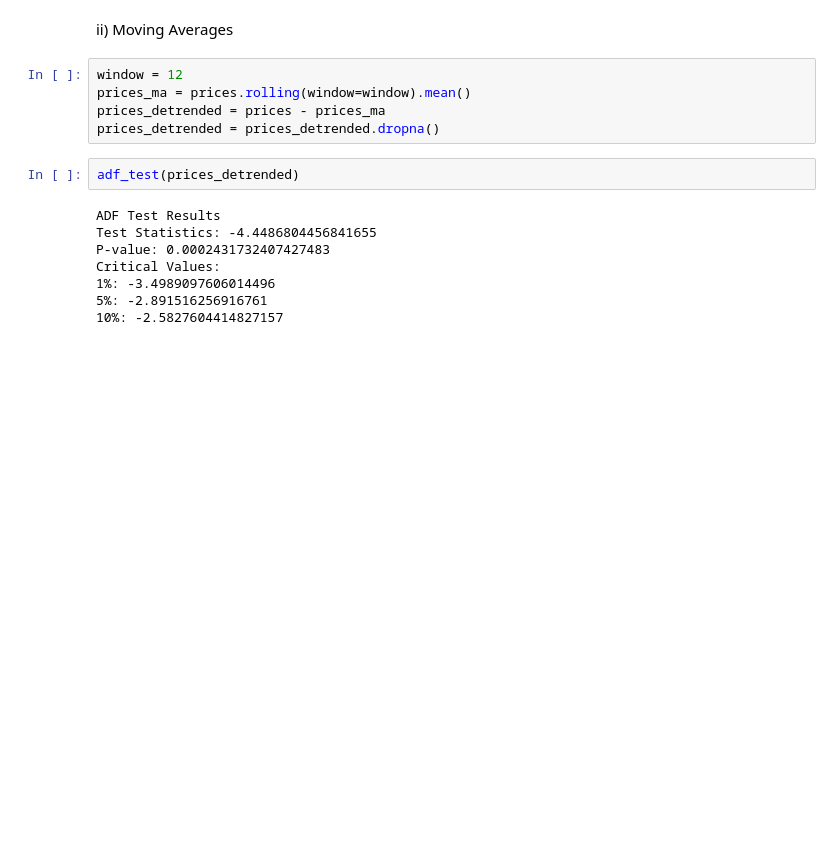
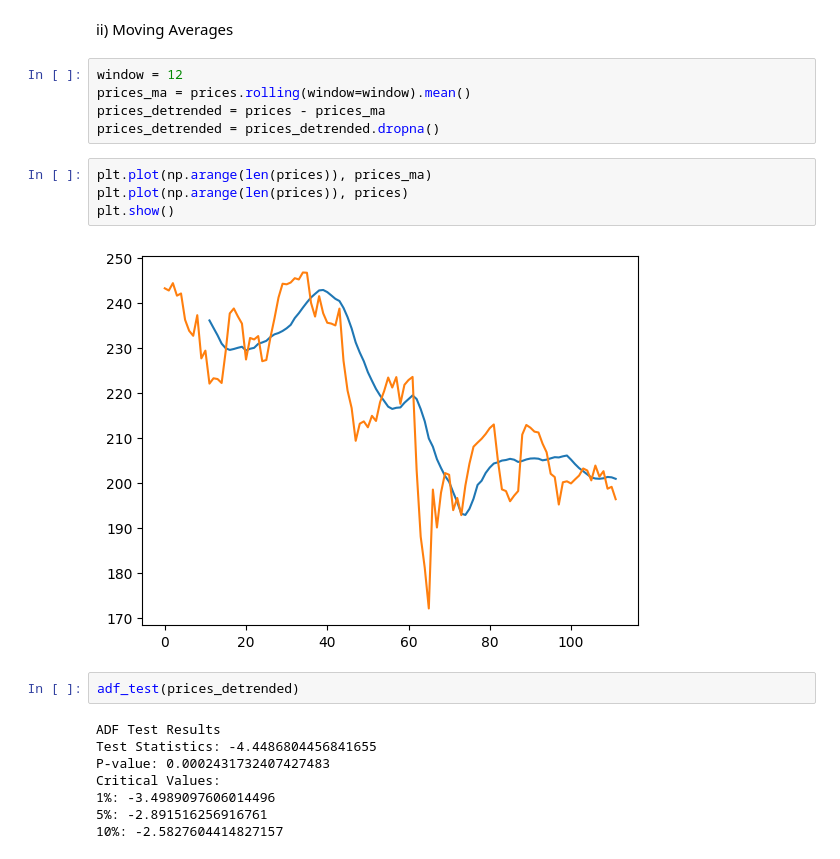
Before and after one commit to itzuditsharma/Time-Series-Analysis, a Jupyter notebook: 01_Temporal_Components.ipynb, the cells around one changed output. Cells and saved outputs as stored; diff of their text form; blank space fills up the shorter version.

```diff
--- a/01_Temporal_Components.ipynb
+++ b/01_Temporal_Components.ipynb
@@ -465,6 +465,12 @@ window = 12
 prices_ma = prices.rolling(window=window).mean()
 prices_detrended = prices - prices_ma
 prices_detrended = prices_detrended.dropna()
+# %%
+plt.plot(np.arange(len(prices)), prices_ma)
+plt.plot(np.arange(len(prices)), prices)
+plt.show()
+# %% [output]
+[figure, added]
 # %%
 adf_test(prices_detrended)
 # %% [output]
```
Also changed, not shown: parts of 5 cells of this notebook.
